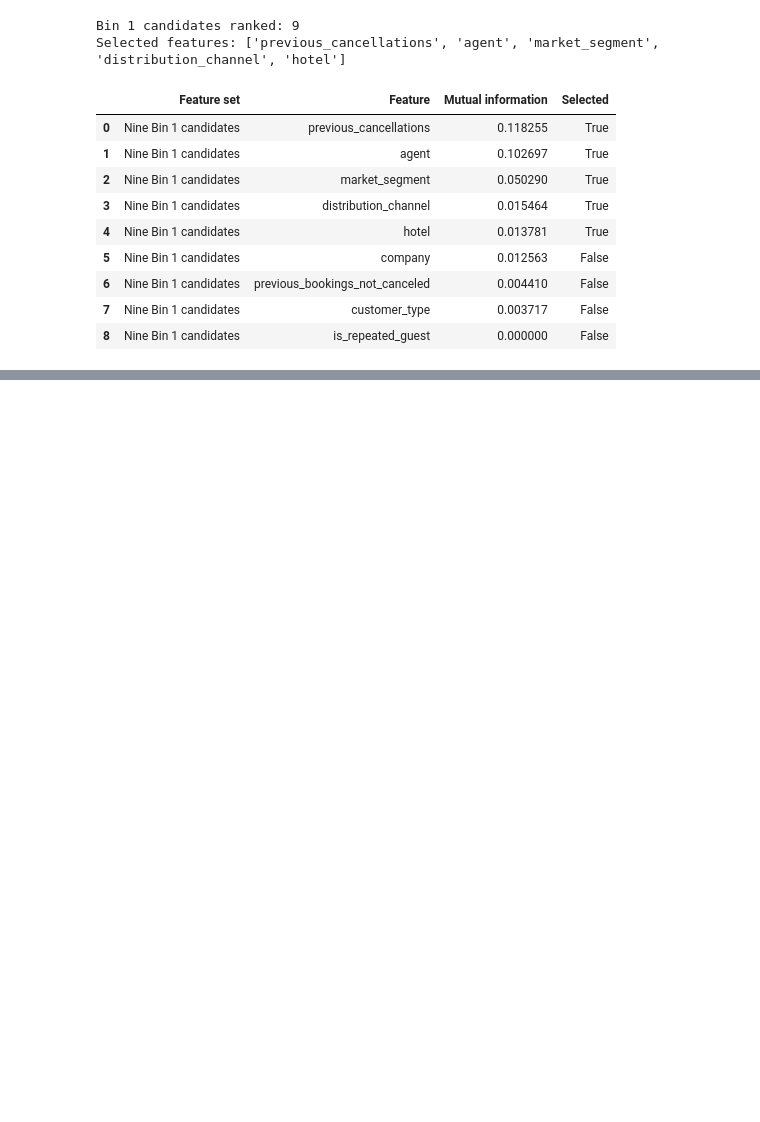
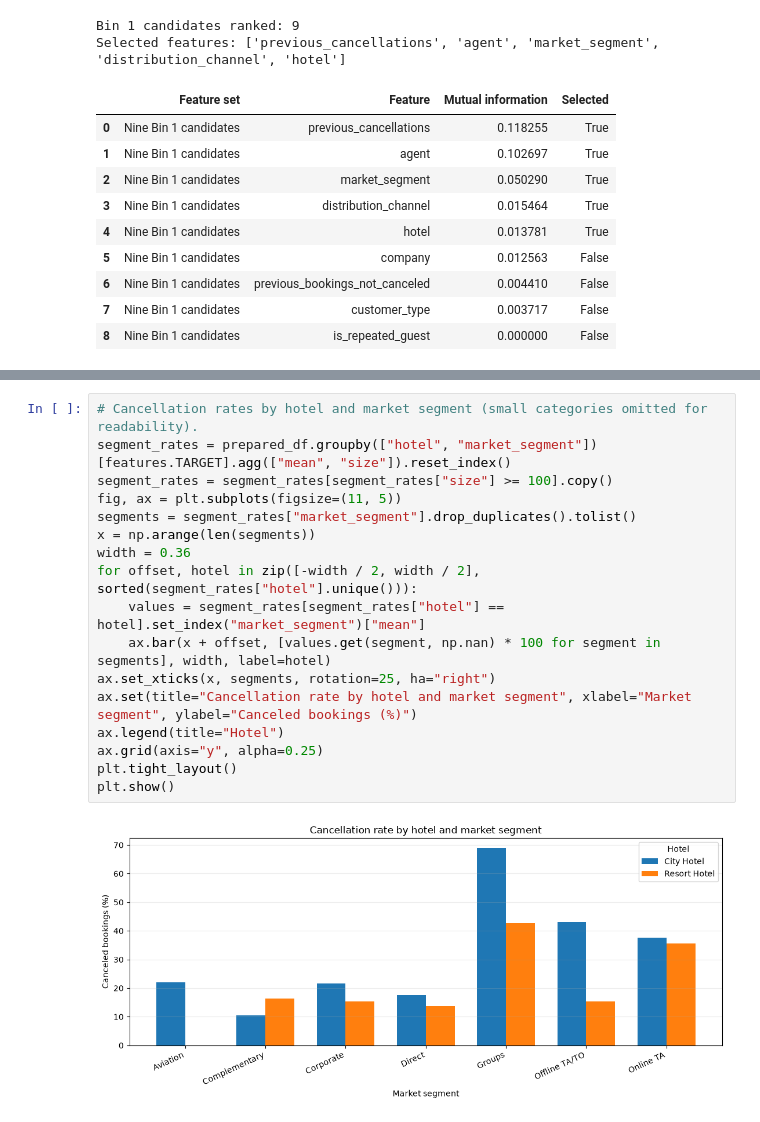
Before and after one commit to Nitishvarma50/Hotel_booking_optimization, a Jupyter notebook: notebooks/02_EDA.ipynb, the cells around one changed output, grey strips where cells are left out. Drawn from its saved outputs; the diff is of its cells as text; blank space fills up the shorter version.

```diff
--- a/notebooks/02_EDA.ipynb
+++ b/notebooks/02_EDA.ipynb
@@ -158,0 +178,19 @@ Selected features: ['previous_cancellations', 'agent', 'market_segment', 'distri
+# %%
+# Cancellation rates by hotel and market segment (small categories omitted for readability).
+segment_rates = prepared_df.groupby(["hotel", "market_segment"])[features.TARGET].agg(["mean", "size"]).reset_index()
+segment_rates = segment_rates[segment_rates["size"] >= 100].copy()
+fig, ax = plt.subplots(figsize=(11, 5))
+segments = segment_rates["market_segment"].drop_duplicates().tolist()
+x = np.arange(len(segments))
+width = 0.36
+for offset, hotel in zip([-width / 2, width / 2], sorted(segment_rates["hotel"].unique())):
+    values = segment_rates[segment_rates["hotel"] == hotel].set_index("market_segment")["mean"]
+    ax.bar(x + offset, [values.get(segment, np.nan) * 100 for segment in segments], width, label=hotel)
+ax.set_xticks(x, segments, rotation=25, ha="right")
+ax.set(title="Cancellation rate by hotel and market segment", xlabel="Market segment", ylabel="Canceled bookings (%)")
+ax.legend(title="Hotel")
+ax.grid(axis="y", alpha=0.25)
+plt.tight_layout()
+plt.show()
+# %% [output]
+[figure, added]
```
Also changed, not shown: parts of 5 cells of this notebook, 9 other files.
